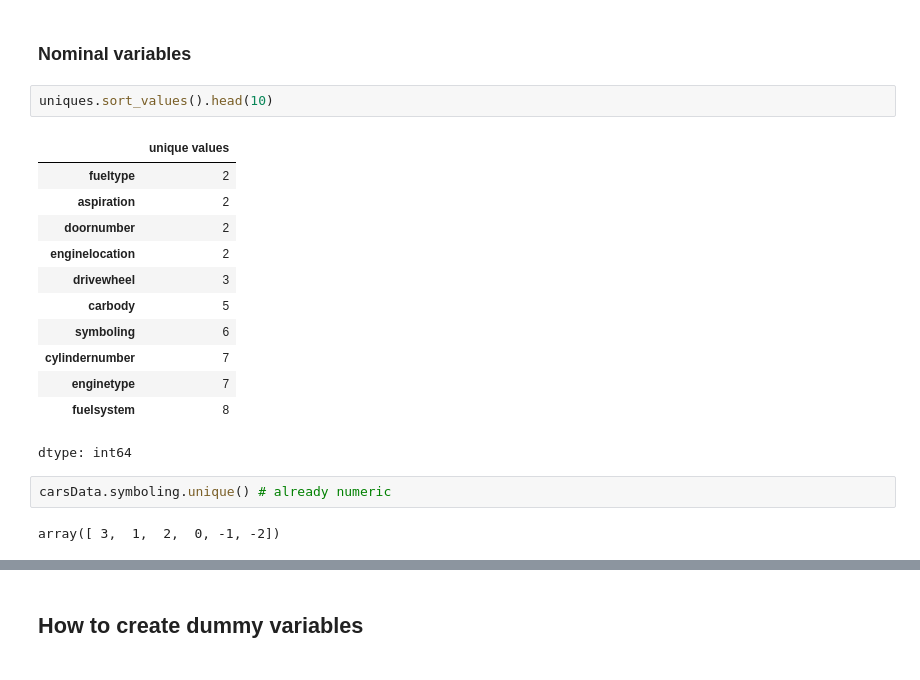
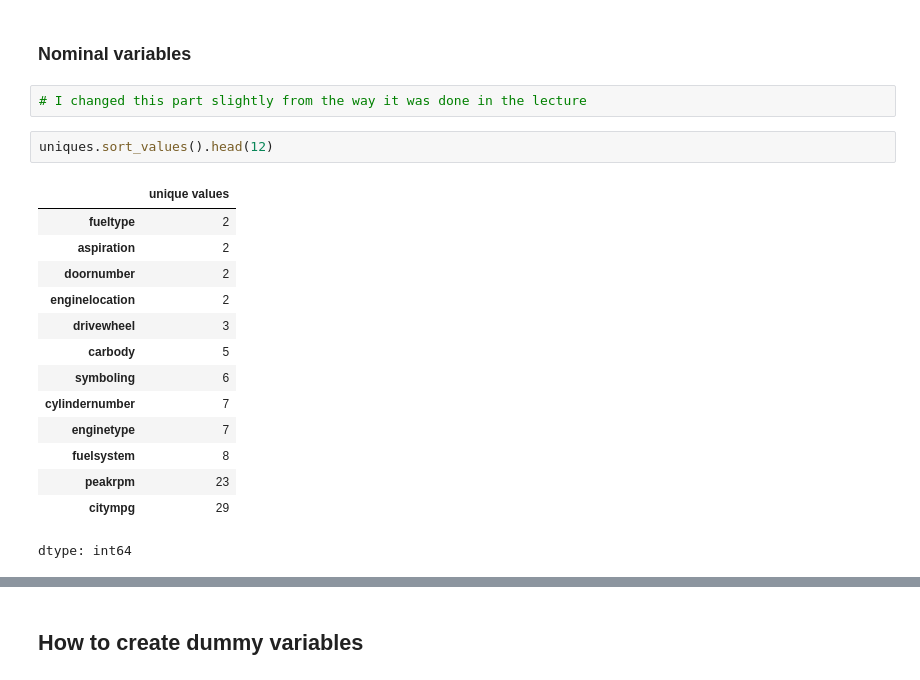
Before and after one commit to ncrowder/python, a Jupyter notebook: murach_data_analysis/class_demos/multiple_regression.ipynb, the cells around one changed output, grey strips where cells are left out. Saved outputs shown, nothing was run; the diff lists cells and outputs as text.

```diff
--- a/murach_data_analysis/class_demos/multiple_regression.ipynb
+++ b/murach_data_analysis/class_demos/multiple_regression.ipynb
@@ -260,22 +231,22 @@ rear       3
 Name: count, dtype: int64
 # %% [markdown]
 ### Nominal variables
+# %%
+# I changed this part slightly from the way it was done in the lecture
 # %%
-uniques.sort_values().head(10)
+uniques.sort_values().head(12)
 # %% [output]
 |  | unique values |
 | fueltype | 2 |
 | aspiration | 2 |
 | doornumber | 2 |
 | enginelocation | 2 |
 | drivewheel | 3 |
 | carbody | 5 |
 | symboling | 6 |
 | cylindernumber | 7 |
 | enginetype | 7 |
 | fuelsystem | 8 |
+| peakrpm | 23 |
+| citympg | 29 |
 dtype: int64
-# %%
-carsData.symboling.unique() # already numeric
-# %% [output]
-array([ 3,  1,  2,  0, -1, -2])
```
Also changed, not shown: parts of 31 cells of this notebook.
